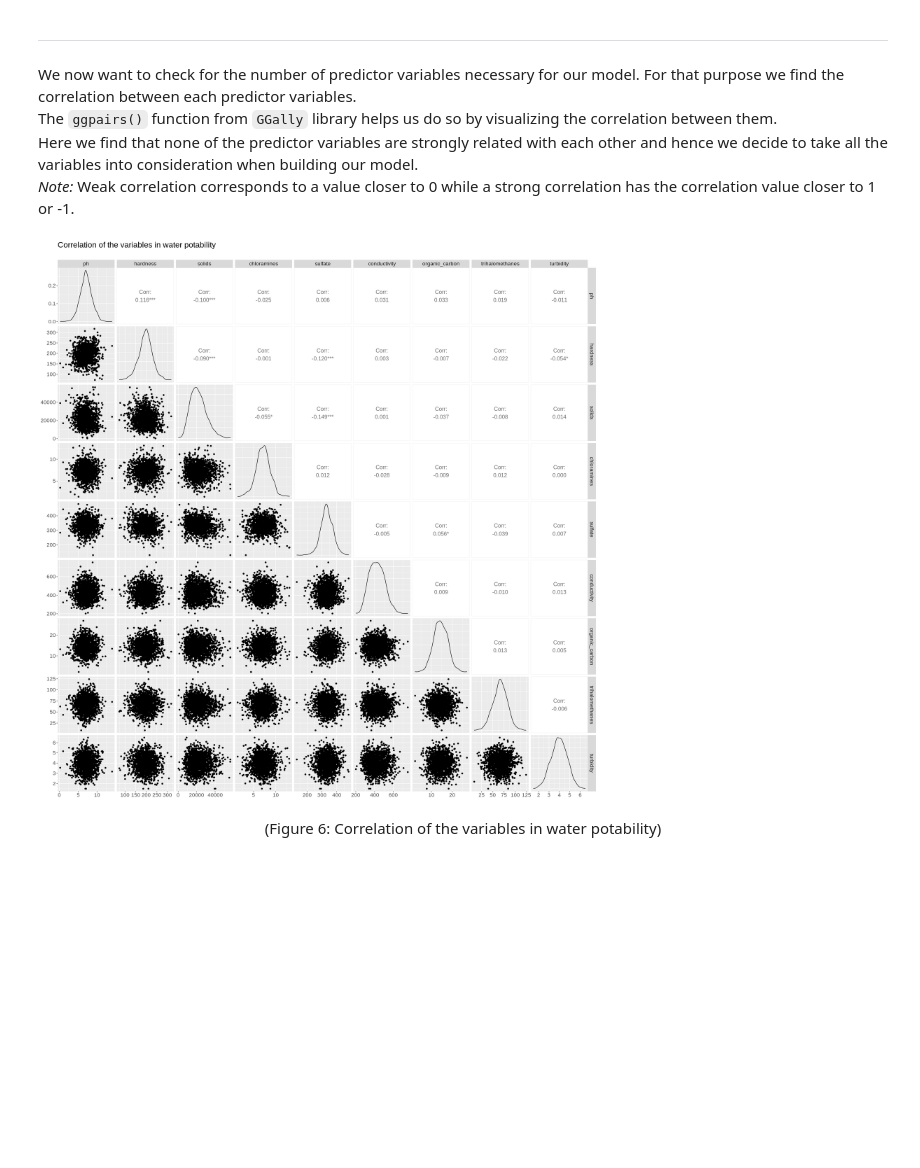
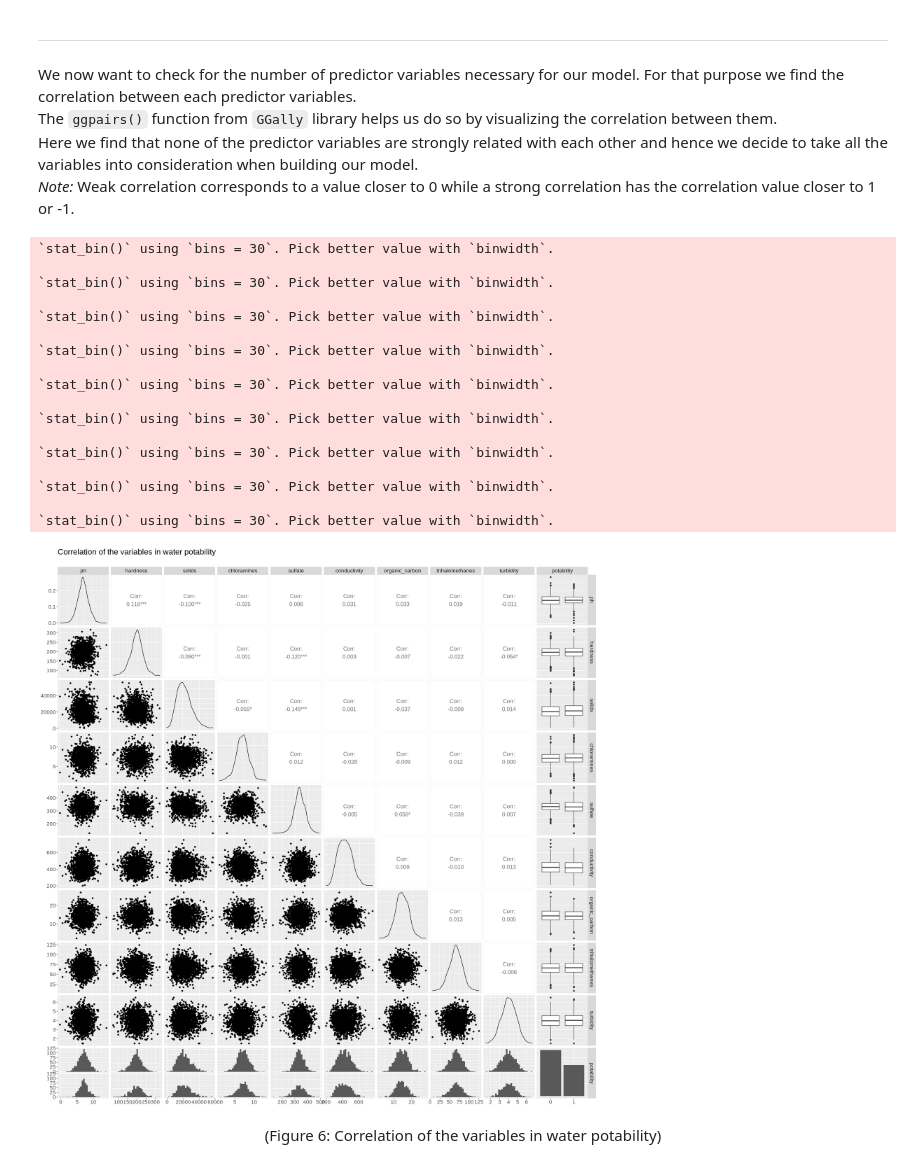
Before and after one commit to kashish1928/Dsci100_Group93_, a Jupyter notebook: Group-Project-Report.ipynb, the cells around one changed output. Cells and saved outputs as stored; diff of their text form; code cells hidden in the pictures; blank space fills up the shorter version.

```diff
--- a/Group-Project-Report.ipynb
+++ b/Group-Project-Report.ipynb
@@ -196,13 +206,29 @@ Here we find that none of the predictor variables are strongly related with each
 # %%
 options(repr.plot.width = 20, repr.plot.height = 20)
 
 water_eda <- water_train |>
-    select(-potability)|>
-    ggpairs(title = "Correlation of the variables in water potability \n",upper = list(continuous = wrap("cor", size = 5))) + theme(text = element_text(size = 17))
+ggpairs(title = "Correlation of the variables in water potability \n",upper = list(continuous = wrap("cor", size = 5))) + theme(text = element_text(size = 17))
 
 water_eda
 # %% [output]
+`stat_bin()` using `bins = 30`. Pick better value with `binwidth`.
+
+`stat_bin()` using `bins = 30`. Pick better value with `binwidth`.
+
+`stat_bin()` using `bins = 30`. Pick better value with `binwidth`.
+
+`stat_bin()` using `bins = 30`. Pick better value with `binwidth`.
+
+`stat_bin()` using `bins = 30`. Pick better value with `binwidth`.
+
+`stat_bin()` using `bins = 30`. Pick better value with `binwidth`.
+
+`stat_bin()` using `bins = 30`. Pick better value with `binwidth`.
+
+`stat_bin()` using `bins = 30`. Pick better value with `binwidth`.
+
+`stat_bin()` using `bins = 30`. Pick better value with `binwidth`.
-[figure, old version]
+[figure, new version]
 # %% [markdown]
 <center> (Figure 6: Correlation of the variables in water potability) </center>
 # %% [markdown]
```
Also changed, not shown: parts of 1 cell of this notebook.
